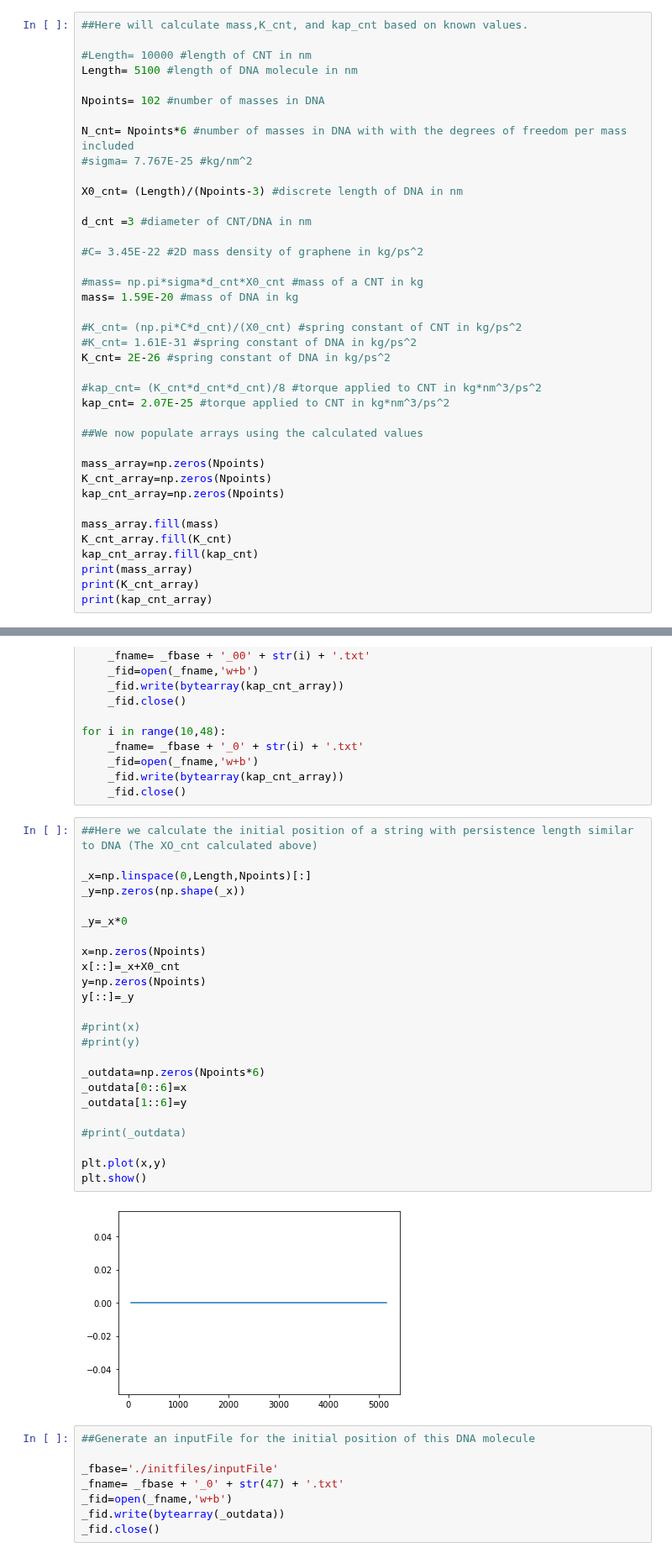
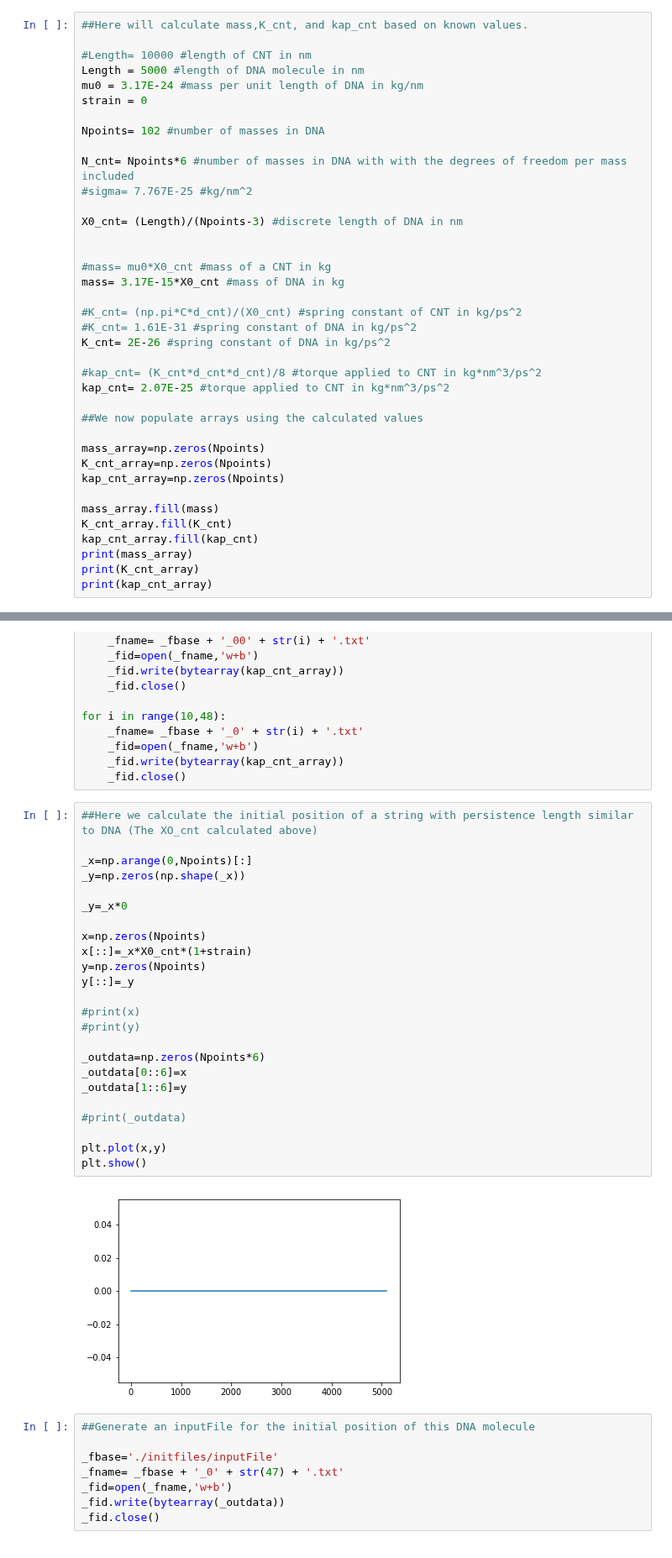
Before and after one commit to arthurbarnard/1D-string-simulations, a Jupyter notebook: Mass, Extensional and Bending Rigidity Initializer .ipynb, the cells around one changed output, grey strips where cells are left out. Shown at 84% size. Cells and saved outputs as stored; diff of their text form.

```diff
--- a/Mass, Extensional and Bending Rigidity Initializer .ipynb
+++ b/Mass, Extensional and Bending Rigidity Initializer .ipynb
@@ -6,7 +6,9 @@ import matplotlib.pyplot as plt
 ##Here will calculate mass,K_cnt, and kap_cnt based on known values.
 
 #Length= 10000 #length of CNT in nm
-Length= 5100 #length of DNA molecule in nm
+Length = 5000 #length of DNA molecule in nm
+mu0 = 3.17E-24 #mass per unit length of DNA in kg/nm
+strain = 0
 
 Npoints= 102 #number of masses in DNA
 
@@ -15,12 +17,9 @@ N_cnt= Npoints*6 #number of masses in DNA with with the degrees of freedom per m
 
 X0_cnt= (Length)/(Npoints-3) #discrete length of DNA in nm
 
-d_cnt =3 #diameter of CNT/DNA in nm
 
-#C= 3.45E-22 #2D mass density of graphene in kg/ps^2
-
-#mass= np.pi*sigma*d_cnt*X0_cnt #mass of a CNT in kg
-mass= 1.59E-20 #mass of DNA in kg
+#mass= mu0*X0_cnt #mass of a CNT in kg
+mass= 3.17E-15*X0_cnt #mass of DNA in kg
 
 #K_cnt= (np.pi*C*d_cnt)/(X0_cnt) #spring constant of CNT in kg/ps^2
 #K_cnt= 1.61E-31 #spring constant of DNA in kg/ps^2
@@ -103,29 +102,29 @@ for i in range(10,48):
 # %%
 ##Here we calculate the initial position of a string with persistence length similar to DNA (The XO_cnt calculated above)
 
-_x=np.linspace(0,Length,Npoints)[:]
+_x=np.arange(0,Npoints)[:]
 _y=np.zeros(np.shape(_x))
 
 _y=_x*0
 
 x=np.zeros(Npoints)
-x[::]=_x+X0_cnt
+x[::]=_x*X0_cnt*(1+strain)
 y=np.zeros(Npoints)
 y[::]=_y
 
 #print(x)
 #print(y)
 
 _outdata=np.zeros(Npoints*6)
 _outdata[0::6]=x
 _outdata[1::6]=y
 
 #print(_outdata)
 
 plt.plot(x,y)
 plt.show()
 # %% [output]
-[figure, old version]
+[figure, new version]
 # %%
 ##Generate an inputFile for the initial position of this DNA molecule
 
```
Also changed, not shown: parts of 2 cells of this notebook, 2 other files.
